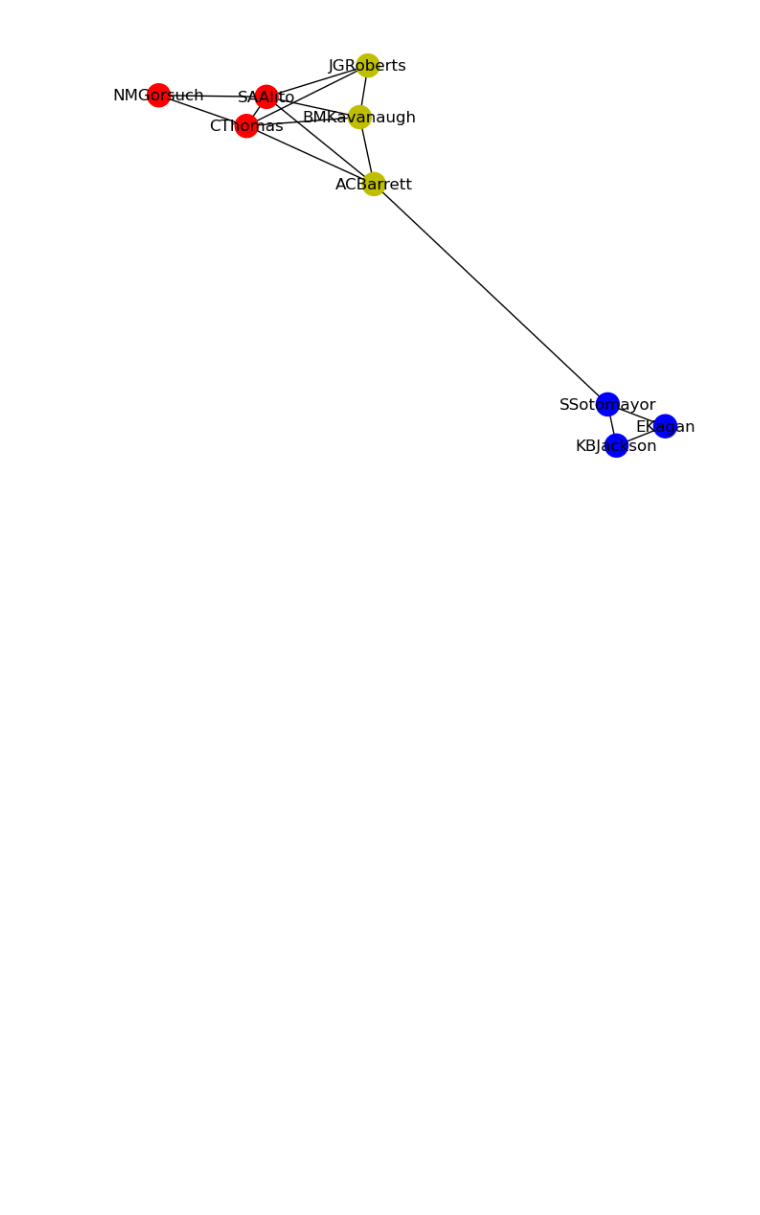
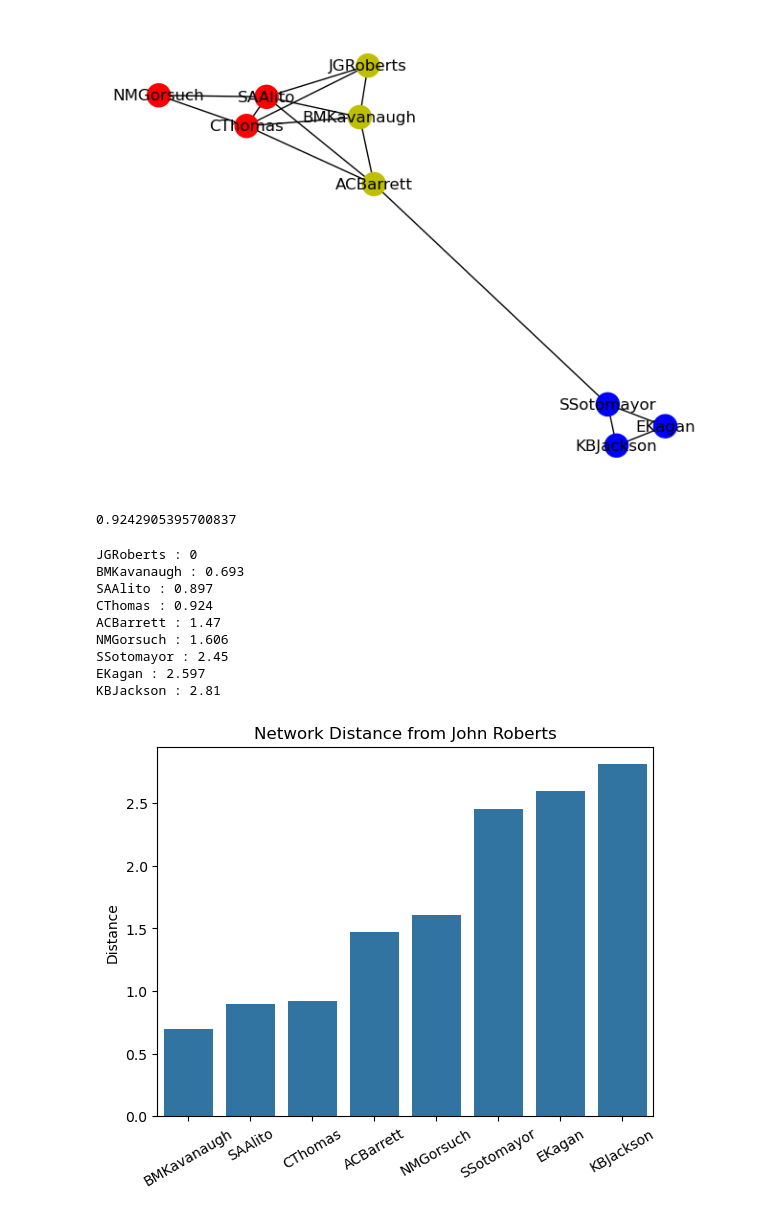
Before and after one commit to ghpetty/sc_datavis, a Jupyter notebook: SupremeCourtNetwork.ipynb, the cells around one changed output. Drawn from its saved outputs; the diff is of its cells as text; code cells hidden in the pictures; blank space fills up the shorter version.

```diff
--- a/SupremeCourtNetwork.ipynb
+++ b/SupremeCourtNetwork.ipynb
@@ -166,3 +157,34 @@ nx.draw(G, pos,with_labels=True,node_color=node_colors)
 plt.show()
 # %% [output]
 [figure]
+# %%
+def edge_weight_complement(u,v,E):
+    try:
+        return 1-E['weight']
+    except:
+        return None
+edge_weight_complement(G.nodes['JGRoberts'],G.nodes['CThomas'],G.edges['JGRoberts','CThomas'])
+# %% [output]
+0.9242905395700837
+# %%
+# Measure path length between Roberts and each other justice:
+roberts_pathlengths = nx.shortest_path_length(G,source='JGRoberts',weight=edge_weight_complement)
+for x in roberts_pathlengths:
+    print(x,':',np.round(roberts_pathlengths[x],3))
+
+sns.barplot(x=list(roberts_pathlengths.keys())[1::],y=list(roberts_pathlengths.values())[1::])
+plt.xticks(rotation=30)
+plt.ylabel('Distance')
+plt.title('Network Distance from John Roberts')
+plt.show()
+# %% [output]
+JGRoberts : 0
+BMKavanaugh : 0.693
+SAAlito : 0.897
+CThomas : 0.924
+ACBarrett : 1.47
+NMGorsuch : 1.606
+SSotomayor : 2.45
+EKagan : 2.597
+KBJackson : 2.81
+[figure, added]
```
Also changed, not shown: parts of 6 cells of this notebook.
